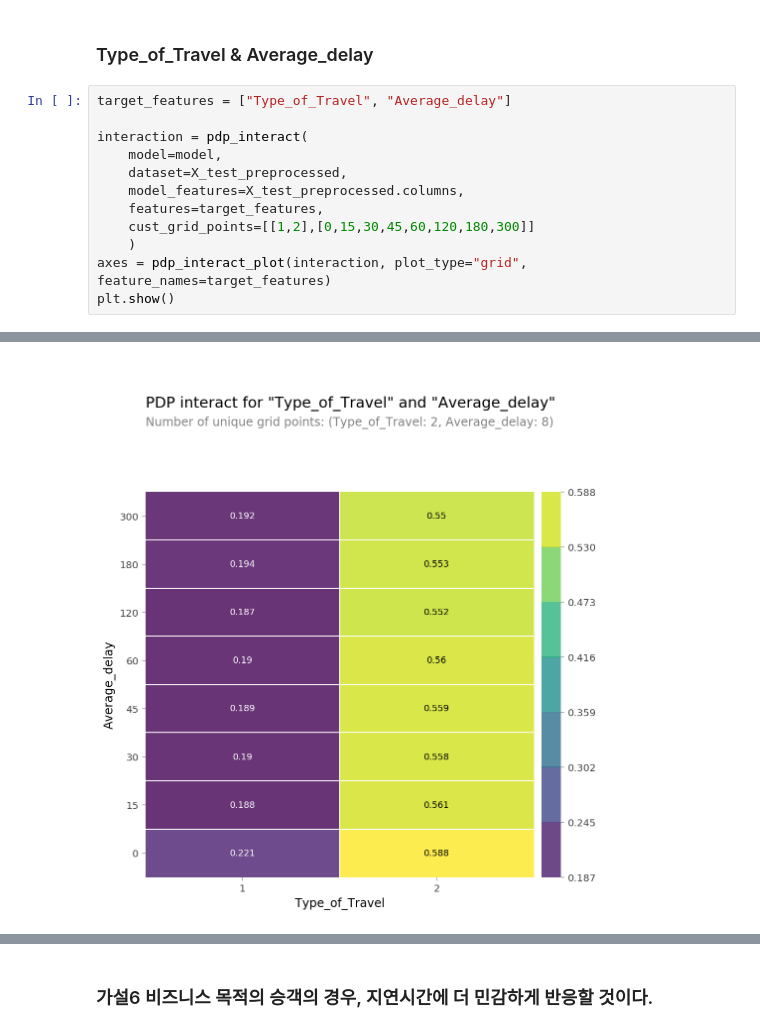
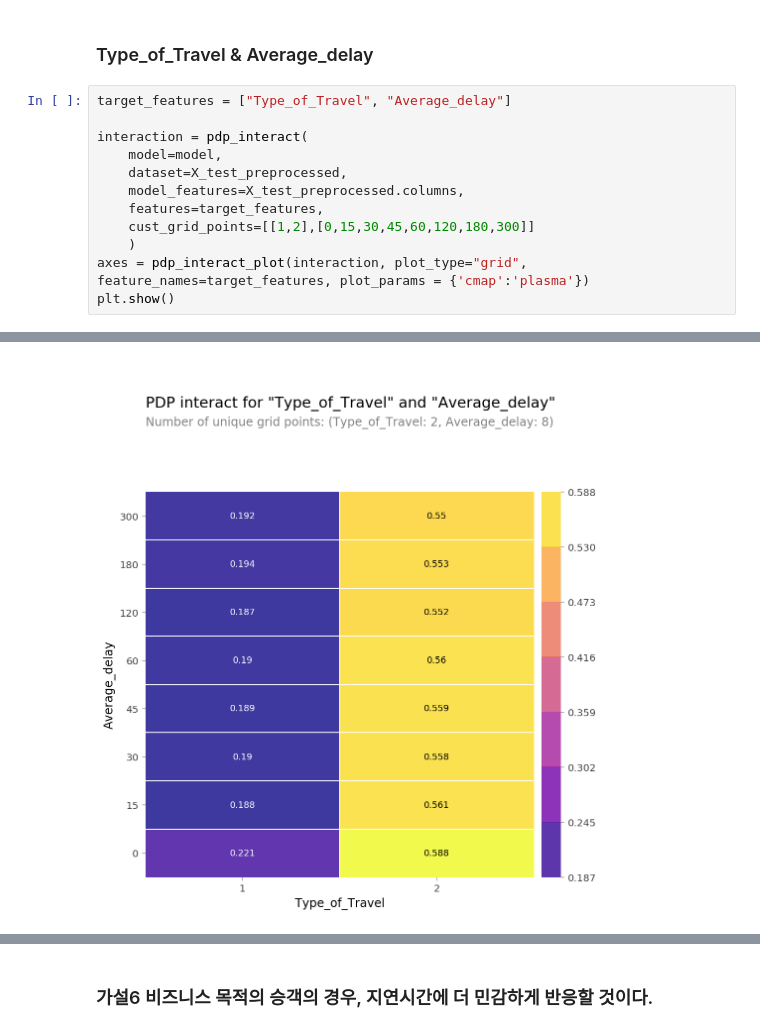
Before and after one commit to SYKIM5396/Airline_Satisfaction, a Jupyter notebook: Part4_6.ipynb, the cells around one changed output, grey strips where cells are left out. Cells and saved outputs as stored; diff of their text form.

```diff
--- a/Part4_6.ipynb
+++ b/Part4_6.ipynb
@@ -322,6 +318,6 @@ interaction = pdp_interact(
     features=target_features,
     cust_grid_points=[[1,2],[0,15,30,45,60,120,180,300]]
     )
-axes = pdp_interact_plot(interaction, plot_type="grid", feature_names=target_features)
+axes = pdp_interact_plot(interaction, plot_type="grid", feature_names=target_features, plot_params = {'cmap':'plasma'})
 plt.show()
 # %% [output]
@@ -329 +324 @@ WARNING:matplotlib.font_manager:findfont: Font family ['Arial'] not found. Falli
-[figure, old version]
+[figure, new version]
```
Also changed, not shown: parts of 8 cells of this notebook.
